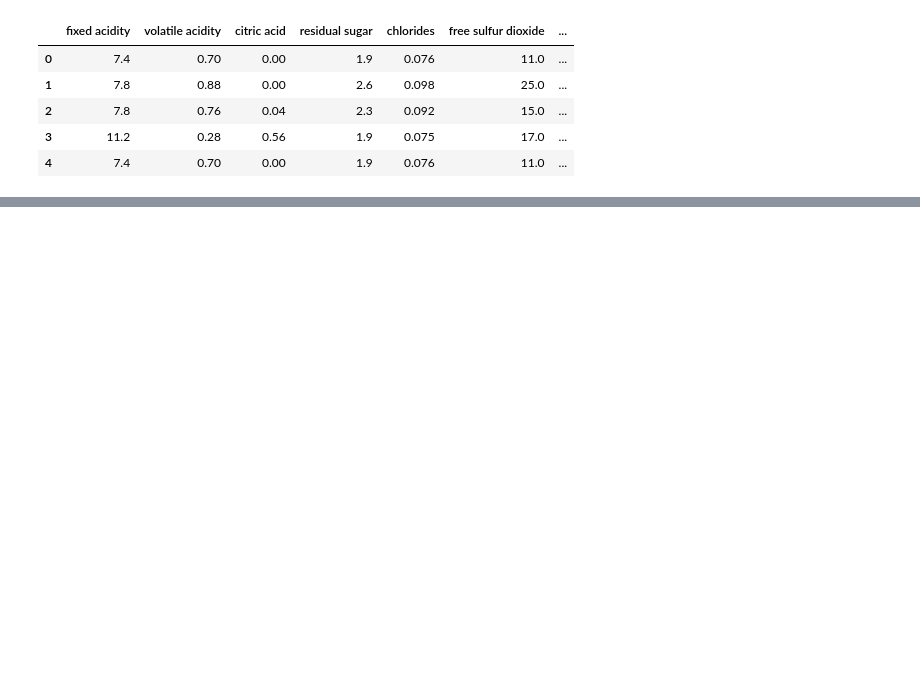
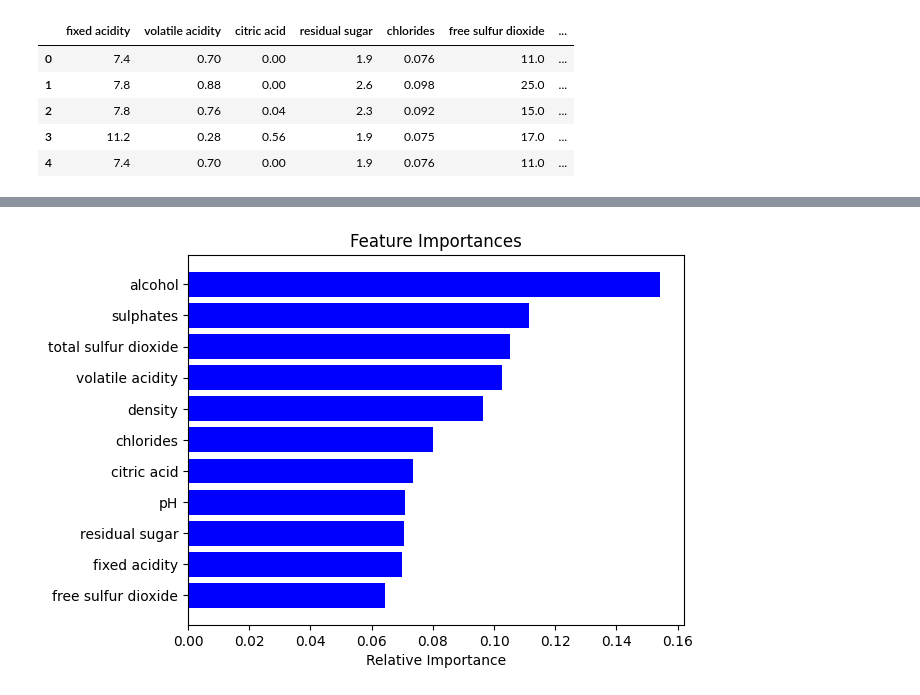
Before and after one commit to elsunais6167/assessment2, a Jupyter notebook: wine+quality/wine_quality.ipynb, the cells around one changed output, grey strips where cells are left out. Cells and saved outputs as stored; diff of their text form; code cells hidden in the pictures; blank space fills up the shorter version.

```diff
--- a/wine+quality/wine_quality.ipynb
+++ b/wine+quality/wine_quality.ipynb
@@ -32,0 +87,42 @@ sns.pairplot(data, vars=data.columns[:-1], kind='scatter', diag_kind='kde', hue=
+# %%
+import numpy as np
+from sklearn.model_selection import train_test_split
+from sklearn.preprocessing import StandardScaler
+from sklearn.ensemble import RandomForestClassifier
+from sklearn.metrics import accuracy_score
+
+X = data.drop('quality', axis=1)
+y = data['quality']
+
+# Split the data into training and test sets
+X_train, X_test, y_train, y_test = train_test_split(X, y, test_size=0.3, random_state=42)
+
+# Standardize features by removing the mean and scaling to unit variance
+scaler = StandardScaler()
+X_train_scaled = scaler.fit_transform(X_train)
+X_test_scaled = scaler.transform(X_test)
+
+# Initialize the model
+rf = RandomForestClassifier(n_estimators=100, random_state=42)
+
+# Train the model
+rf.fit(X_train_scaled, y_train)
+
+# Predict on the test set
+y_pred = rf.predict(X_test_scaled)
+
+# Calculate the accuracy
+accuracy = accuracy_score(y_test, y_pred)
+
+# Get feature importances
+importances = rf.feature_importances_
+
+# Plot feature importances
+indices = np.argsort(importances)
+plt.title('Feature Importances')
+plt.barh(range(len(indices)), importances[indices], color='b', align='center')
+plt.yticks(range(len(indices)), [data.columns[i] for i in indices])
+plt.xlabel('Relative Importance')
+plt.show()
+# %% [output]
+[figure, added]
```
Also changed, not shown: parts of 6 cells of this notebook, 2 other files.
